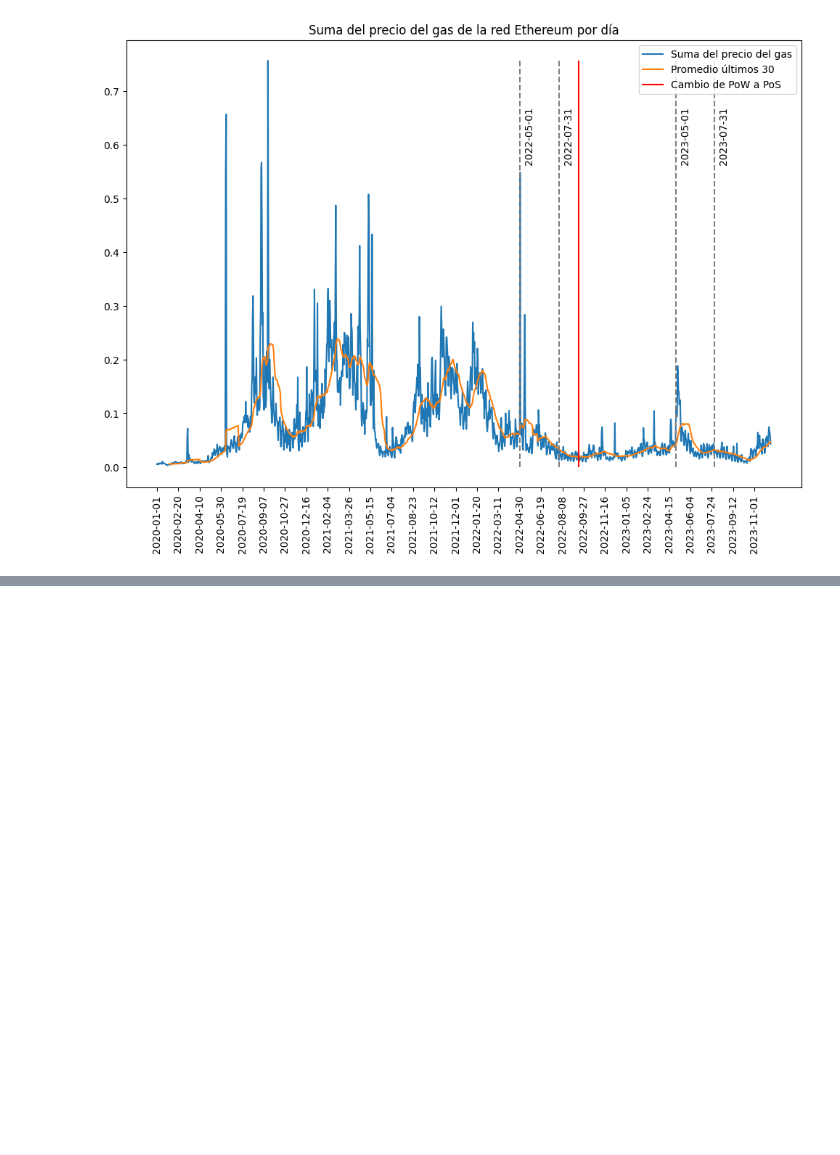
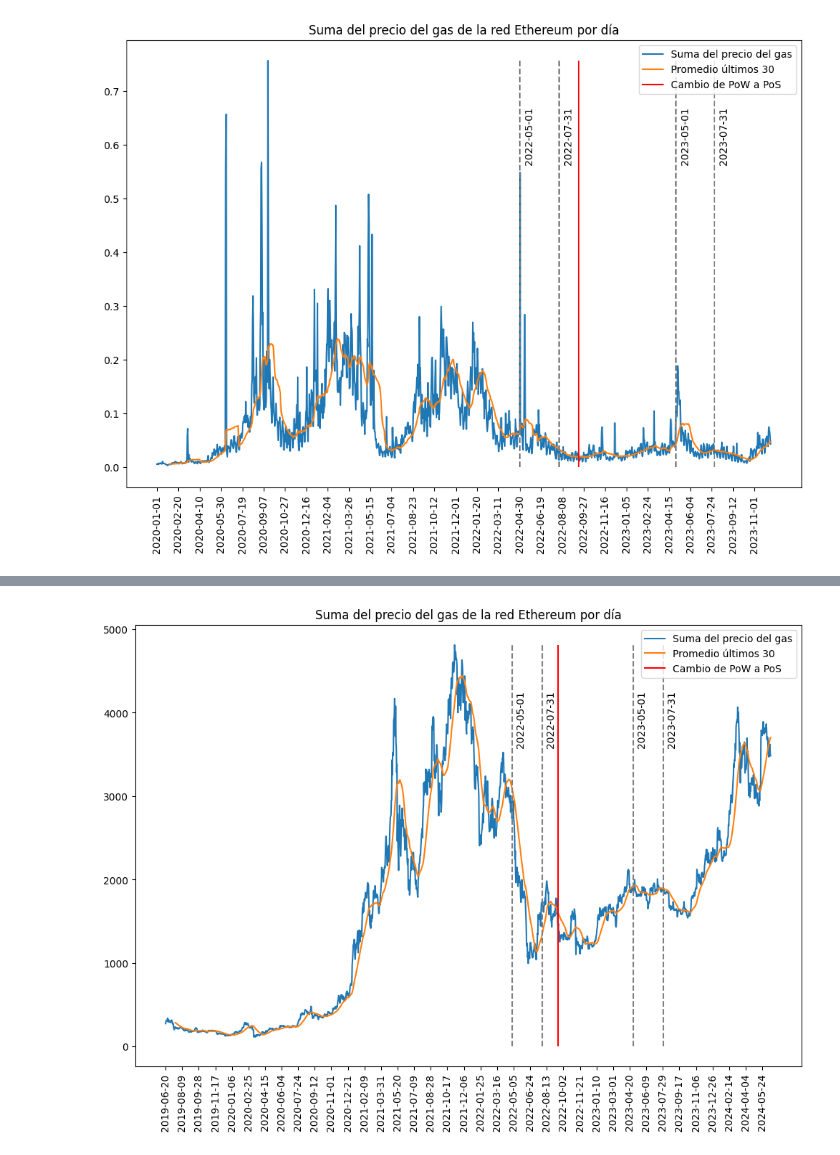
Before and after one commit to argelignacio/TRABAJO-PROFESIONAL-7599-, a Jupyter notebook: analysis/00_Transaction_count_spanish.ipynb, the cells around one changed output, grey strips where cells are left out. Cells and saved outputs as stored; diff of their text form; code cells hidden in the pictures; blank space fills up the shorter version.

```diff
--- a/analysis/00_Transaction_count_spanish.ipynb
+++ b/analysis/00_Transaction_count_spanish.ipynb
@@ -162,0 +186,10 @@ show_metric('sum_gas_price', 'Suma del precio del gas', 'Suma del precio del gas
+# %%
+show_metric(
+    'Close',
+    'Suma del precio del gas',
+    'Suma del precio del gas de la red Ethereum por día',
+    moving_average=True,
+    highlight_date='2022-09-15'
+)
+# %% [output]
+[figure, added]
```
Also changed, not shown: parts of 3 cells of this notebook, 5 other files.
